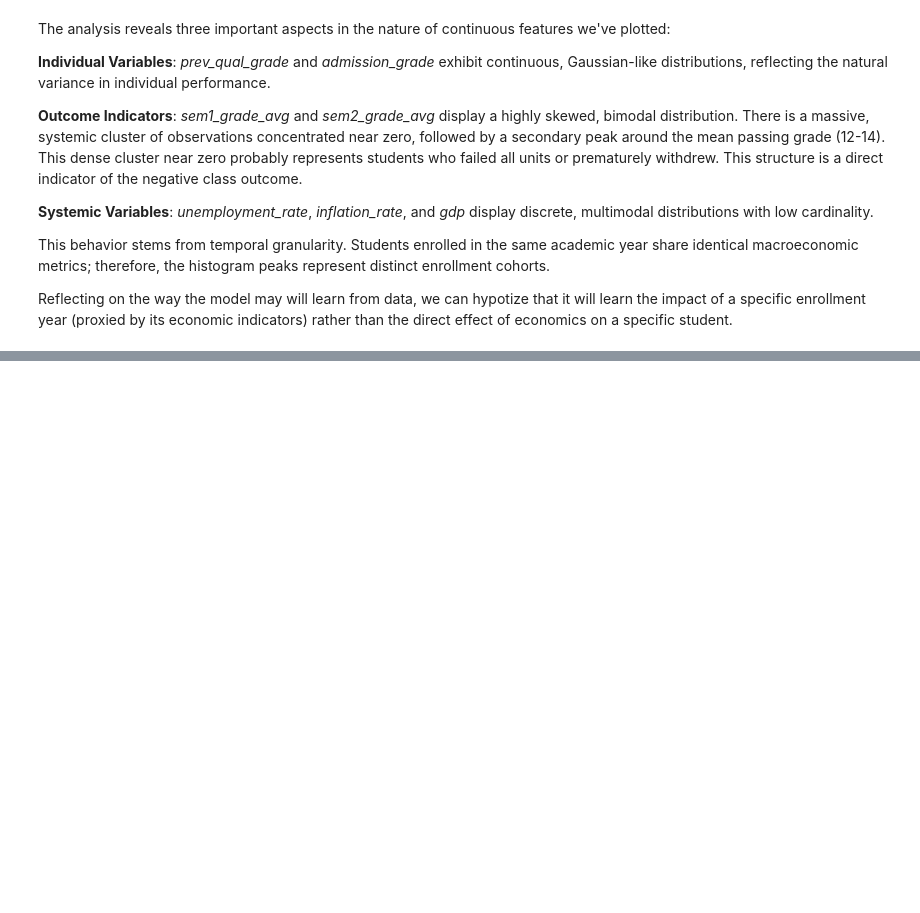
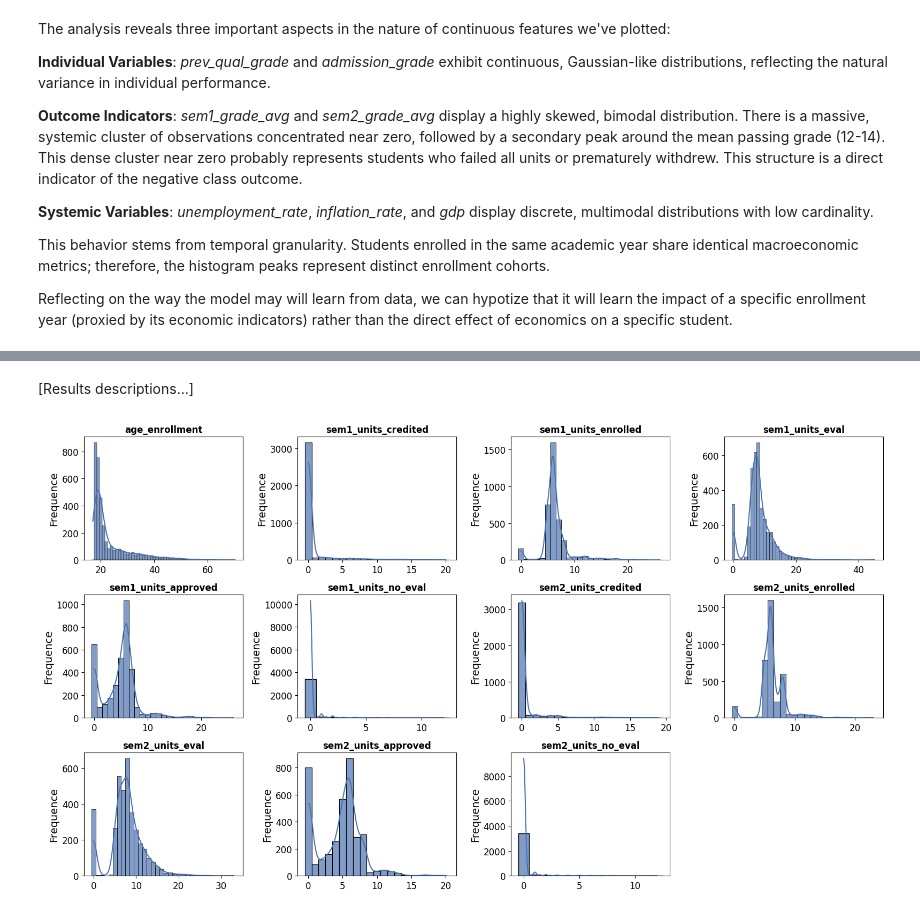
Before and after one commit to MatteoCorsi-git/Master-Data-Science-Statistical-Learning---UNIFI-IMT-Lucca---2024-25, a Jupyter notebook: hands_on_lab (Python)/bozza_hands_on_python_ML_project.ipynb, the cells around one changed output, grey strips where cells are left out. Saved outputs shown, nothing was run; the diff lists cells and outputs as text; code cells hidden in the pictures; blank space fills up the shorter version.

```diff
--- a/hands_on_lab (Python)/bozza_hands_on_python_ML_project.ipynb
+++ b/hands_on_lab (Python)/bozza_hands_on_python_ML_project.ipynb
@@ -243,7 +250,7 @@ fig, axes = plt.subplots(3, 3, figsize=(13,8))
 axes = axes.flatten()
 
 for i, col in enumerate(cont_cols):
-  sns.histplot(data = df, x = col, kde = True, ax = axes[i])
+  sns.histplot(data = df, x = col, kde = True, color='#4c72b0', ax = axes[i])
   axes[i].set_title(col)
 
 fig.delaxes(axes[7])
@@ -279,0 +277,13 @@ print(cat_cols)
+# %%
+# Let's define manually the numerical discrete features
+ndiscr_cols = [
+    'age_enrollment',
+    'sem1_units_credited', 'sem1_units_enrolled', 'sem1_units_eval', 'sem1_units_approved', 'sem1_units_no_eval',
+    'sem2_units_credited', 'sem2_units_enrolled', 'sem2_units_eval', 'sem2_units_approved', 'sem2_units_no_eval'
+]
+
+# I calculate the categorical variables by difference
+cols_to_exclude = set(cont_cols + ndiscr_cols + ["target"])
+
+# I create the list of categorical variables
+cat_cols = [col for col in df.columns if col not in cols_to_exclude]
@@ -279,0 +320,22 @@ print(cat_cols)
+# %% [markdown]
+[Results descriptions...]
+# %%
+# Let's plot them
+
+n_cols = 4
+n_rows = math.ceil(len(ndiscr_cols) / n_cols)
+plt.figure(figsize=(16, 9))
+
+for i, col in enumerate(ndiscr_cols):
+    ax = plt.subplot(n_rows, n_cols, i + 1)
+
+    sns.histplot(data=df, x=col, discrete=True, kde=True, color='#4c72b0', alpha=0.7, ax=ax)
+
+    ax.set_title(col, fontsize=12, fontweight='bold')
+    ax.set_xlabel(None)
+    ax.set_ylabel("Frequence")
+
+plt.tight_layout()
+plt.show()
+# %% [output]
+[figure, added]
```
Also changed, not shown: parts of 11 cells of this notebook.
